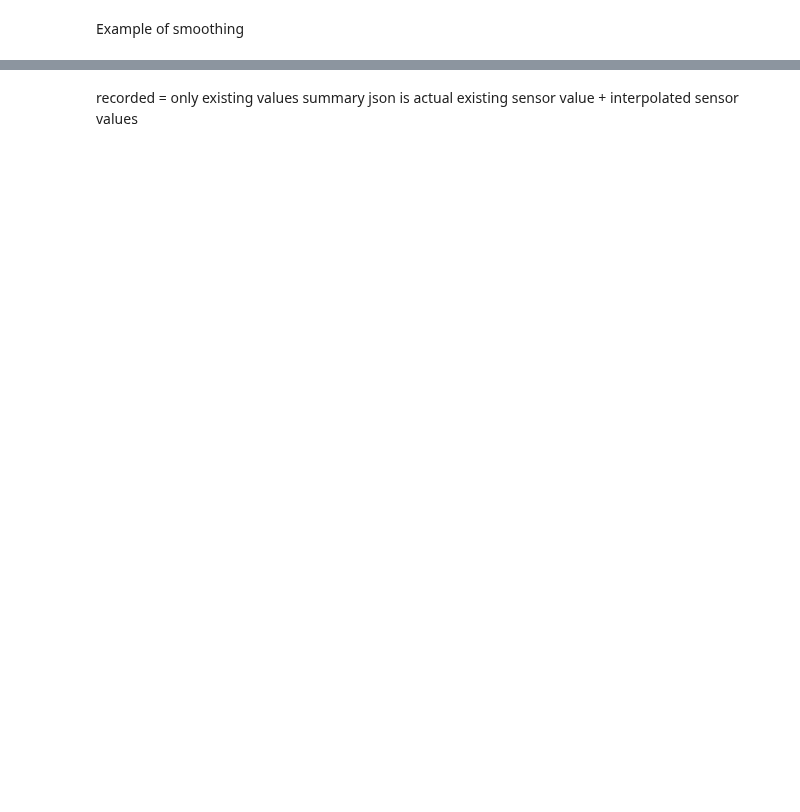
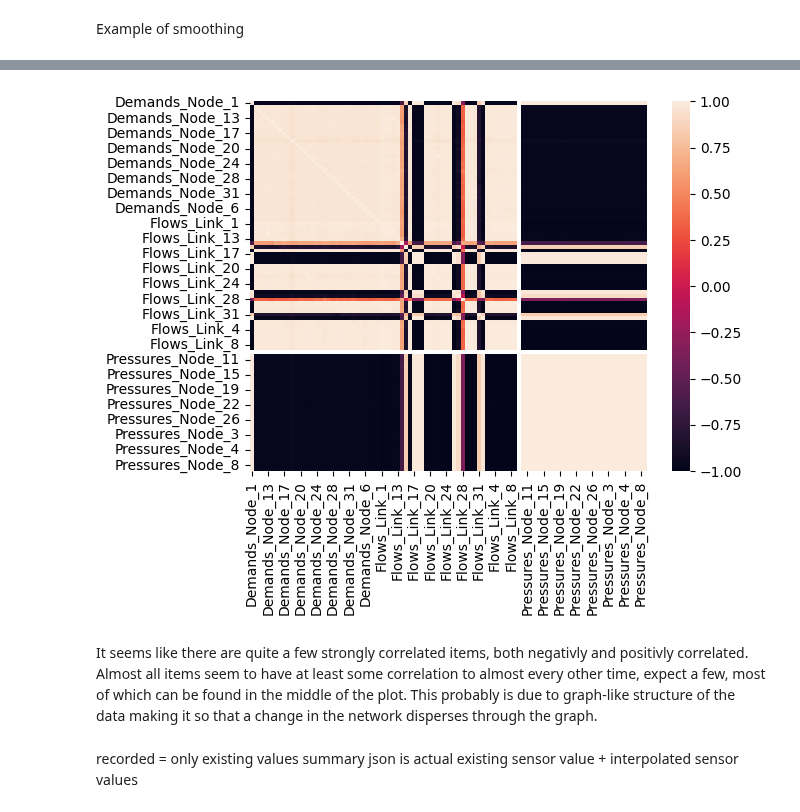
Before and after one commit to Mjnstag/IS-thesis-pattern-extraction, a Jupyter notebook: EDA.ipynb, the cells around one changed output, grey strips where cells are left out. Cells and saved outputs as stored; diff of their text form; code cells hidden in the pictures; blank space fills up the shorter version.

```diff
--- a/EDA.ipynb
+++ b/EDA.ipynb
@@ -78,3 +155,11 @@ df_15.Demands_Node_10.describe()
+# %%
+df_1_corr = df_1.corr()
+sns.heatmap(df_1_corr, annot=False)
+plt.show()
+# %% [output]
+[figure, added]
+# %% [markdown]
+It seems like there are quite a few strongly correlated items, both negativly and positivly correlated. Almost all items seem to have at least some correlation to almost every other time, expect a few, most of which can be found in the middle of the plot. This probably is due to graph-like structure of the data making it so that a change in the network disperses through the graph.
 # %% [markdown]
 recorded = only existing values
 summary json is actual existing sensor value + interpolated sensor values
```
Also changed, not shown: parts of 28 cells of this notebook, 1 other file.
